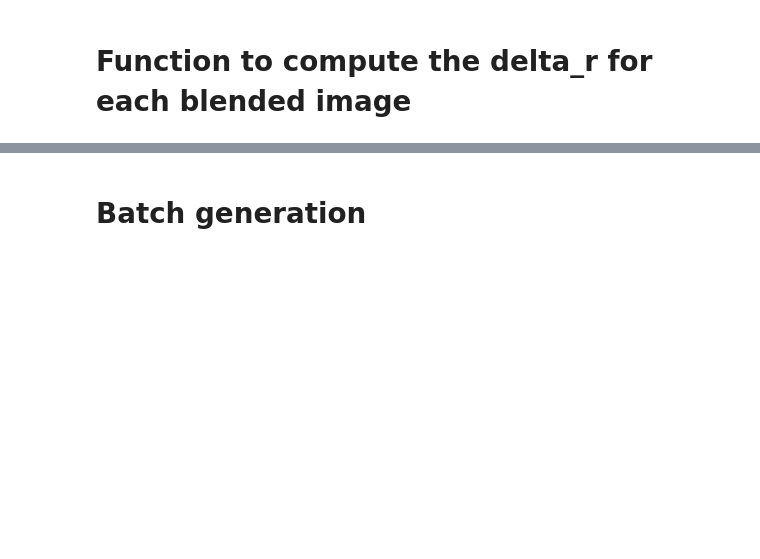
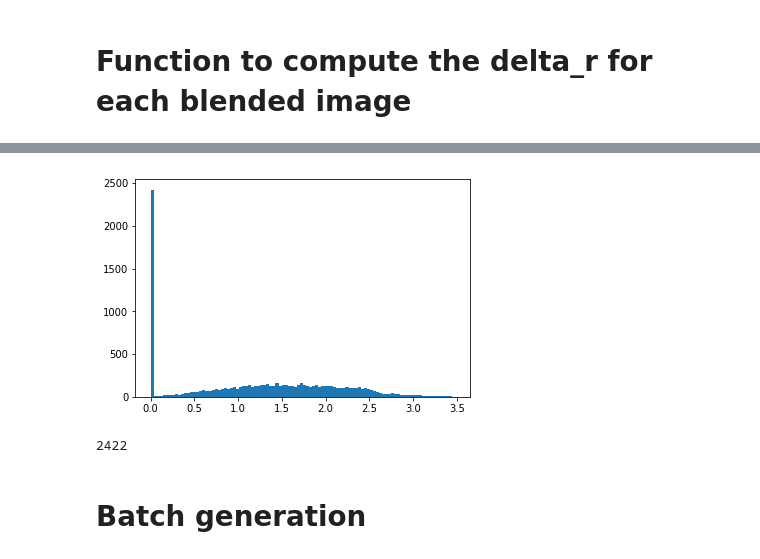
Before and after one commit to LSSTDESC/DeblenderVAE, a Jupyter notebook: notebooks/Deblender/Plots_Deblender-LSST.ipynb, the cells around one changed output, grey strips where cells are left out. Saved outputs shown, nothing was run; the diff lists cells and outputs as text; code cells hidden in the pictures; blank space fills up the shorter version.

```diff
--- a/notebooks/Deblender/Plots_Deblender-LSST.ipynb
+++ b/notebooks/Deblender/Plots_Deblender-LSST.ipynb
@@ -122 +231,9 @@ _ = plt.hist(delta_r)
+# %%
+_= plt.hist(delta_r, bins = 100)
+# %% [output]
+[figure, added]
+# %%
+len(np.where(delta_r == 0)[0])
+# %% [output]
+2422
 # %%
```
Also changed, not shown: parts of 38 cells of this notebook, 2 other files.
